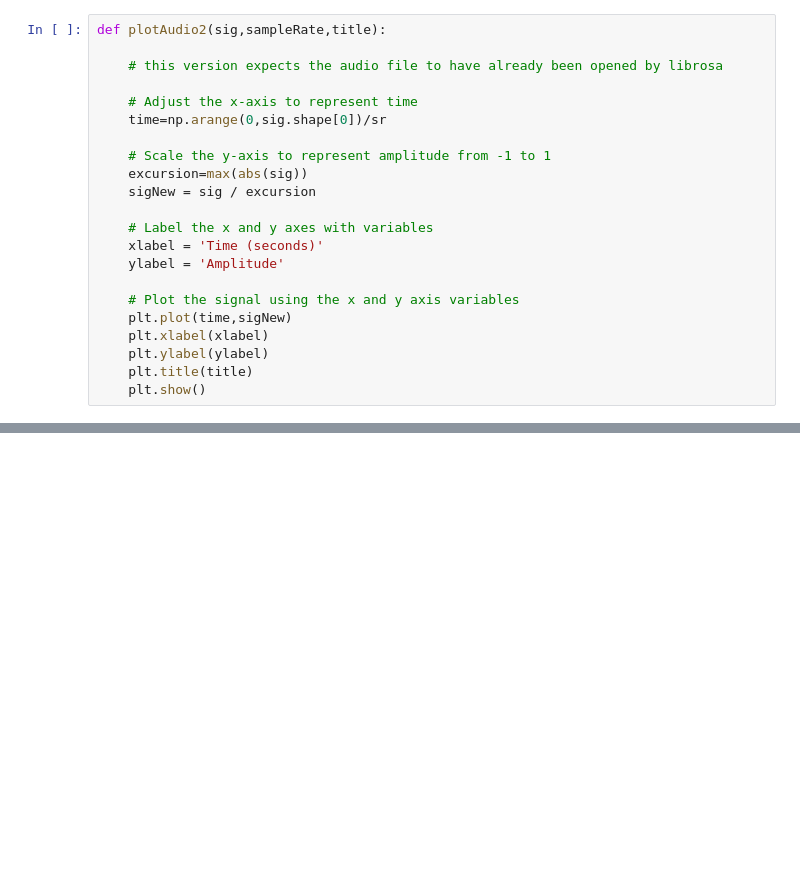
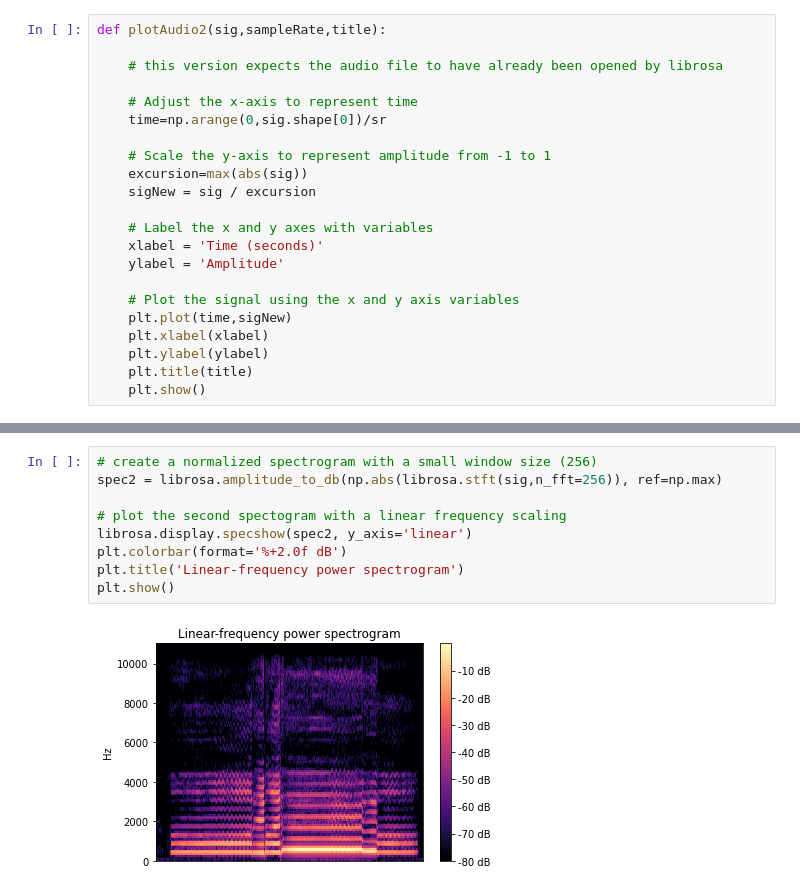
Before and after one commit to lunevaaa/-imc2023-luneva, a Jupyter notebook: Lab_3_Polina_Luneva.ipynb, the cells around one changed output, grey strips where cells are left out. Cells and saved outputs as stored; diff of their text form; blank space fills up the shorter version.

```diff
--- a/Lab_3_Polina_Luneva.ipynb
+++ b/Lab_3_Polina_Luneva.ipynb
@@ -46,0 +69,11 @@ sig , sr = librosa.load('imc2023/audioFiles/avm.wav')
+# %%
+# create a normalized spectrogram with a small window size (256)
+spec2 = librosa.amplitude_to_db(np.abs(librosa.stft(sig,n_fft=256)), ref=np.max)
+
+# plot the second spectogram with a linear frequency scaling
+librosa.display.specshow(spec2, y_axis='linear')
+plt.colorbar(format='%+2.0f dB')
+plt.title('Linear-frequency power spectrogram')
+plt.show()
+# %% [output]
+[figure, added]
```
Also changed, not shown: parts of 7 cells of this notebook.
